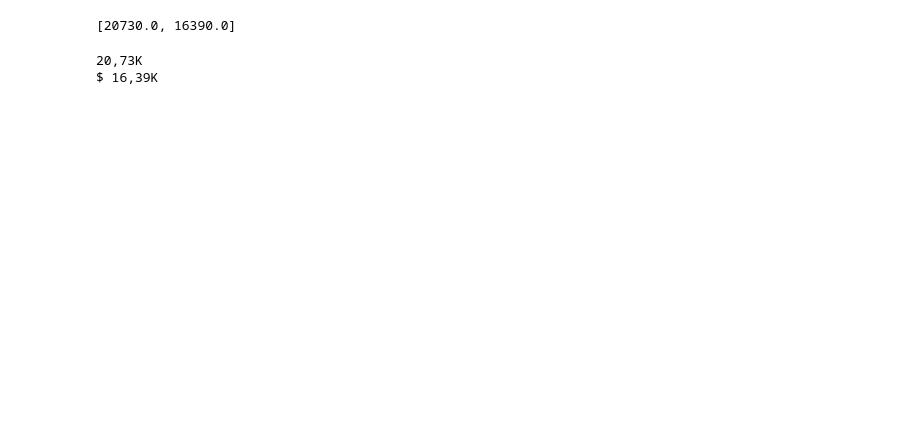
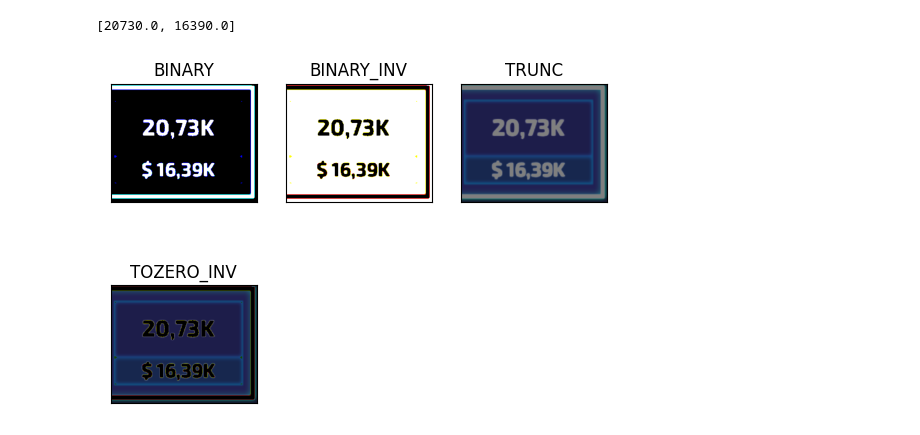
Before and after one commit to Stanslas55/TowerAiProject, a Jupyter notebook: screen_capture.ipynb, the cells around one changed output. Saved outputs shown, nothing was run; the diff lists cells and outputs as text; code cells hidden in the pictures; blank space fills up the shorter version.

```diff
--- a/screen_capture.ipynb
+++ b/screen_capture.ipynb
@@ -102,13 +108,37 @@ Degats_OCR = list(map(letter_to_number, Degats_OCR))
 print(Degats_OCR)
 # %% [output]
 [20730.0, 16390.0]
+# %%
+# In the case of "PV" we have to make this little processing.
+
+import cv2 as cv
+import numpy as np
+from matplotlib import pyplot as plt
+
+titles = ['BINARY','BINARY_INV','TRUNC','TOZERO_INV']
+
+screen_to_ocr = pyautogui.screenshot(region=locTL)
+screen_to_ocr = np.array(screen_to_ocr)
+
+images = []
+
+threshs = [cv.THRESH_BINARY, cv.THRESH_BINARY_INV, cv.THRESH_TRUNC, cv.THRESH_TOZERO_INV]
+
+for t in threshs:
+    res, thresh = cv.threshold(screen_to_ocr,127,255, t)
+    images.append(thresh)
+
+for i in range(len(titles)):
+    plt.subplot(2,3,i+1),plt.imshow(images[i],'gray',vmin=0,vmax=255)
+    plt.title(titles[i])
+    plt.xticks([]),plt.yticks([])
+plt.show()
+# %% [output]
+[figure, added]
 # %%
-# In the case of "PV" we have to make this little processing.
-
-screen_to_ocr = pyautogui.screenshot(region=locTL)
-screen_to_ocr.show()
-Pv_OCR = pytesseract.image_to_string(screen_to_ocr)
-print(Pv_OCR)
+# screen_to_ocr.show()
+# Pv_OCR = pytesseract.image_to_string(screen_to_ocr)
+# print(Pv_OCR)
 
 # Split accordingly.
 
@@ -118,6 +148,3 @@ print(Pv_OCR)
 #..._OCR = [i.replace('$ ', '') for i in ..._OCR]
 
 #print(..._OCR)
-# %% [output]
-20,73K
-$ 16,39K
```
Also changed, not shown: parts of 6 cells of this notebook, 4 other files.
